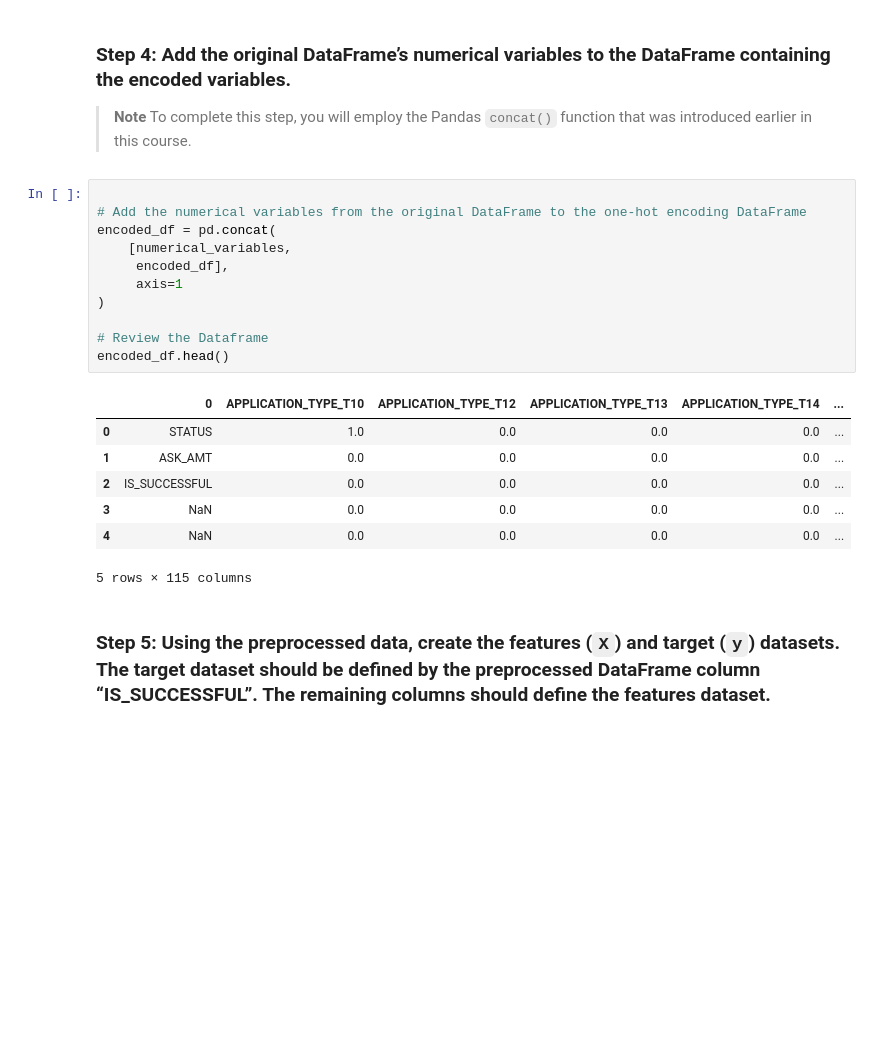
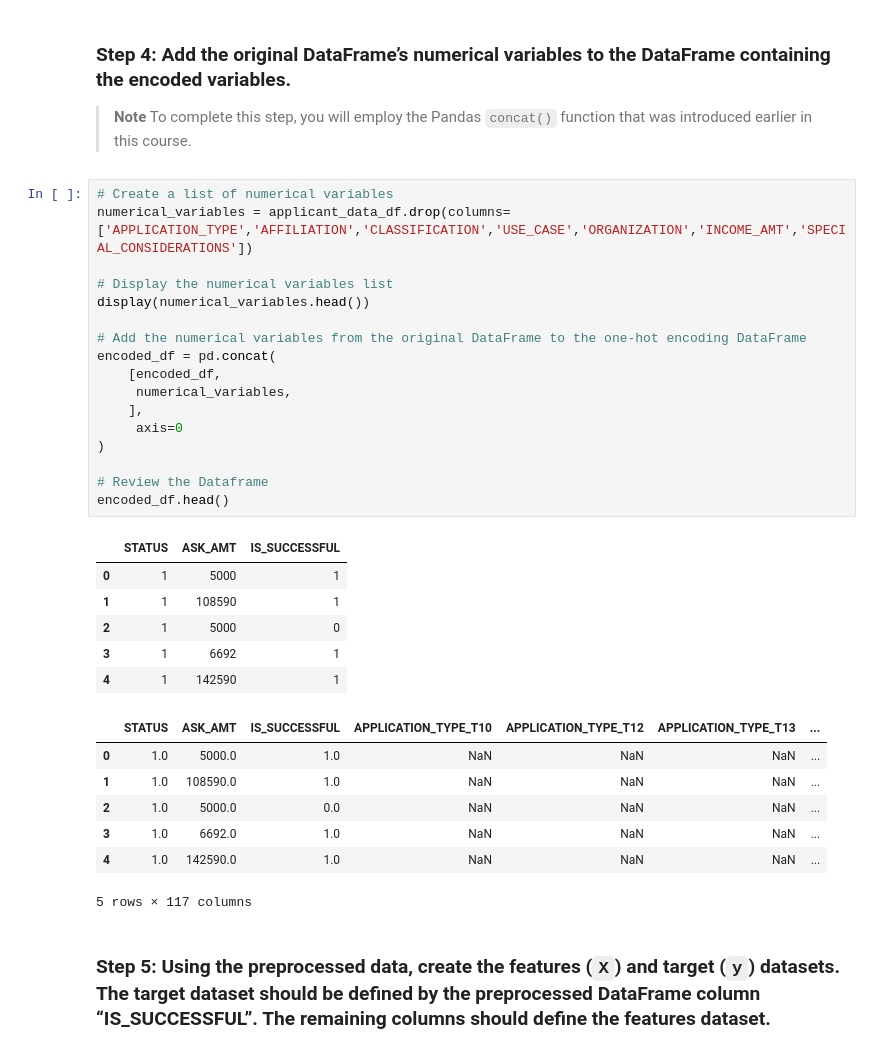
Before and after one commit to toniahurst/FinTech_Module_13, a Jupyter notebook: GC_venture_funding_with_deep_learning.ipynb, the cells around one changed output. Saved outputs shown, nothing was run; the diff lists cells and outputs as text; blank space fills up the shorter version.

```diff
--- a/GC_venture_funding_with_deep_learning.ipynb
+++ b/GC_venture_funding_with_deep_learning.ipynb
@@ -193,24 +193,36 @@ encoded_df.head()
 
 > **Note** To complete this step, you will employ the Pandas `concat()` function that was introduced earlier in this course.
 # %%
+# Create a list of numerical variables
+numerical_variables = applicant_data_df.drop(columns=['APPLICATION_TYPE','AFFILIATION','CLASSIFICATION','USE_CASE','ORGANIZATION','INCOME_AMT','SPECIAL_CONSIDERATIONS'])
+
+# Display the numerical variables list
+display(numerical_variables.head())
 
 # Add the numerical variables from the original DataFrame to the one-hot encoding DataFrame
 encoded_df = pd.concat(
-    [numerical_variables,
-     encoded_df],
-     axis=1
+    [encoded_df,
+     numerical_variables,
+    ],
+     axis=0
 )
 
 # Review the Dataframe
 encoded_df.head()
 # %% [output]
-|  | 0 | APPLICATION_TYPE_T10 | APPLICATION_TYPE_T12 | APPLICATION_TYPE_T13 | APPLICATION_TYPE_T14 | ... |
-| 0 | STATUS | 1.0 | 0.0 | 0.0 | 0.0 | ... |
-| 1 | ASK_AMT | 0.0 | 0.0 | 0.0 | 0.0 | ... |
-| 2 | IS_SUCCESSFUL | 0.0 | 0.0 | 0.0 | 0.0 | ... |
-| 3 | NaN | 0.0 | 0.0 | 0.0 | 0.0 | ... |
-| 4 | NaN | 0.0 | 0.0 | 0.0 | 0.0 | ... |
+|  | STATUS | ASK_AMT | IS_SUCCESSFUL |
+| 0 | 1 | 5000 | 1 |
+| 1 | 1 | 108590 | 1 |
+| 2 | 1 | 5000 | 0 |
+| 3 | 1 | 6692 | 1 |
+| 4 | 1 | 142590 | 1 |
+|  | STATUS | ASK_AMT | IS_SUCCESSFUL | APPLICATION_TYPE_T10 | APPLICATION_TYPE_T12 | APPLICATION_TYPE_T13 | ... |
+| 0 | 1.0 | 5000.0 | 1.0 | NaN | NaN | NaN | ... |
+| 1 | 1.0 | 108590.0 | 1.0 | NaN | NaN | NaN | ... |
+| 2 | 1.0 | 5000.0 | 0.0 | NaN | NaN | NaN | ... |
+| 3 | 1.0 | 6692.0 | 1.0 | NaN | NaN | NaN | ... |
+| 4 | 1.0 | 142590.0 | 1.0 | NaN | NaN | NaN | ... |
-5 rows × 115 columns
+5 rows × 117 columns
 # %% [markdown]
 ### Step 5: Using the preprocessed data, create the features (`X`) and target (`y`) datasets. The target dataset should be defined by the preprocessed DataFrame column “IS_SUCCESSFUL”. The remaining columns should define the features dataset.
 # %%
```
Also changed, not shown: parts of 2 cells of this notebook.
